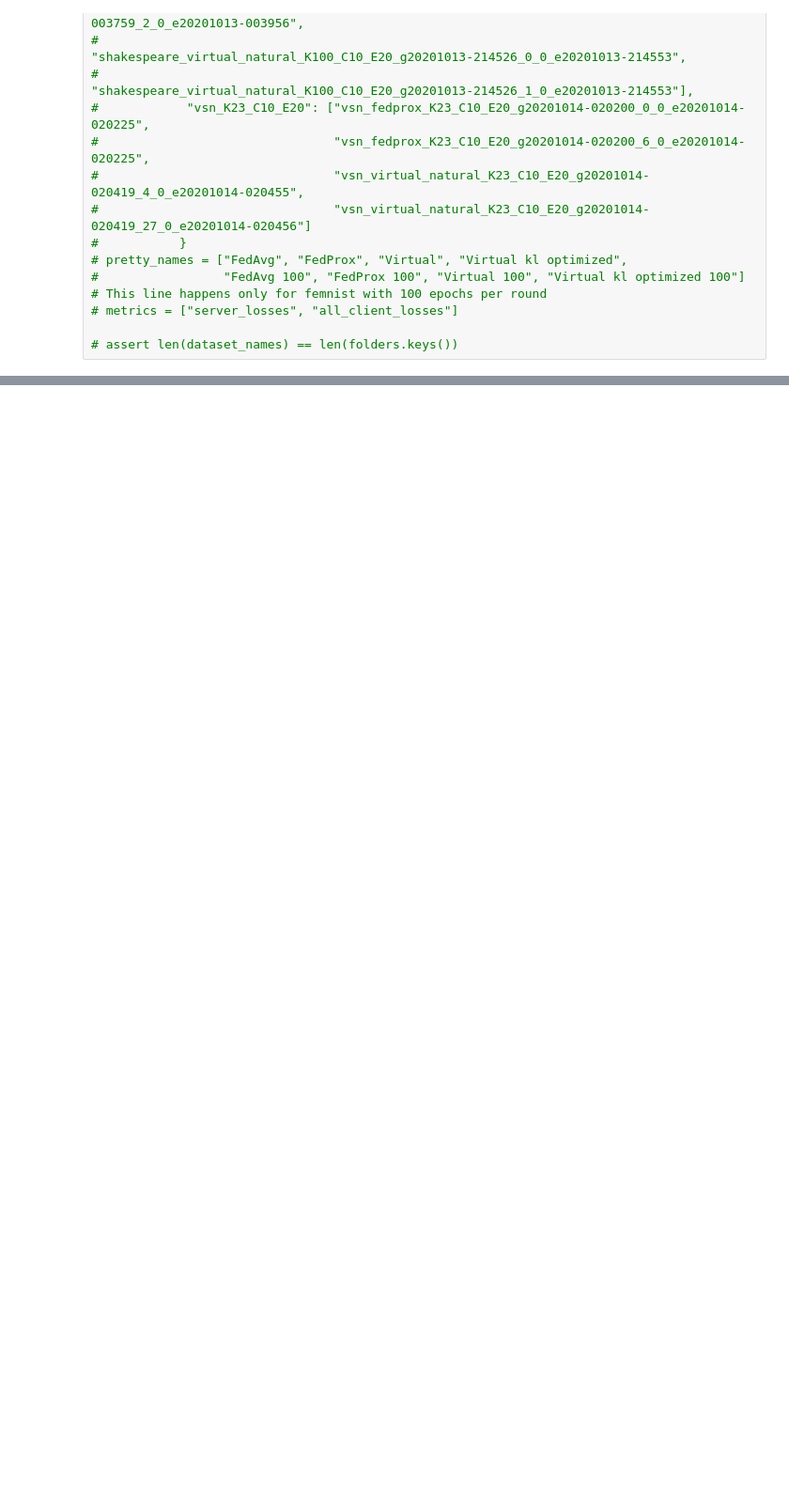
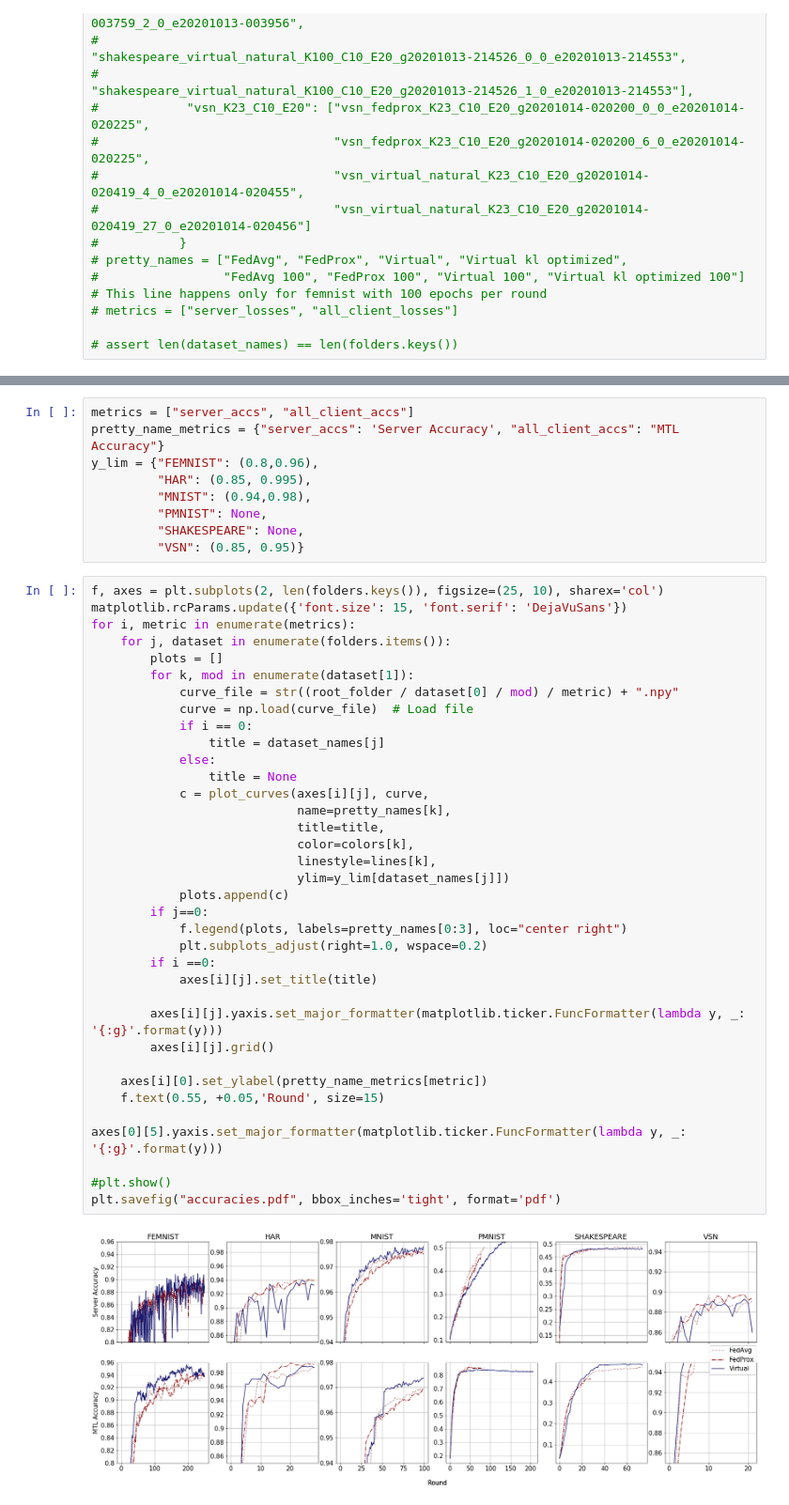
Before and after one commit to lucori/virtual, a Jupyter notebook: tff_plots.ipynb, the cells around one changed output, grey strips where cells are left out. Shown at 94% size. Saved outputs shown, nothing was run; the diff lists cells and outputs as text; blank space fills up the shorter version.

```diff
--- a/tff_plots.ipynb
+++ b/tff_plots.ipynb
@@ -110,0 +122,47 @@ NameError: name 'pretty' is not defined
+# %%
+metrics = ["server_accs", "all_client_accs"]
+pretty_name_metrics = {"server_accs": 'Server Accuracy', "all_client_accs": "MTL Accuracy"}
+y_lim = {"FEMNIST": (0.8,0.96),
+         "HAR": (0.85, 0.995),
+         "MNIST": (0.94,0.98),
+         "PMNIST": None,
+         "SHAKESPEARE": None,
+         "VSN": (0.85, 0.95)}
+# %%
+f, axes = plt.subplots(2, len(folders.keys()), figsize=(25, 10), sharex='col')
+matplotlib.rcParams.update({'font.size': 15, 'font.serif': 'DejaVuSans'})
+for i, metric in enumerate(metrics):
+    for j, dataset in enumerate(folders.items()):
+        plots = []
+        for k, mod in enumerate(dataset[1]):
+            curve_file = str((root_folder / dataset[0] / mod) / metric) + ".npy"
+            curve = np.load(curve_file)  # Load file
+            if i == 0:
+                title = dataset_names[j]
+            else:
+                title = None
+            c = plot_curves(axes[i][j], curve,
+                            name=pretty_names[k],
+                            title=title,
+                            color=colors[k],
+                            linestyle=lines[k],
+                            ylim=y_lim[dataset_names[j]])
+            plots.append(c)
+        if j==0:
+            f.legend(plots, labels=pretty_names[0:3], loc="center right")
+            plt.subplots_adjust(right=1.0, wspace=0.2)
+        if i ==0:
+            axes[i][j].set_title(title)
+
+        axes[i][j].yaxis.set_major_formatter(matplotlib.ticker.FuncFormatter(lambda y, _: '{:g}'.format(y)))
+        axes[i][j].grid()
+
+    axes[i][0].set_ylabel(pretty_name_metrics[metric])
+    f.text(0.55, +0.05,'Round', size=15)
+
+axes[0][5].yaxis.set_major_formatter(matplotlib.ticker.FuncFormatter(lambda y, _: '{:g}'.format(y)))
+
+#plt.show()
+plt.savefig("accuracies.pdf", bbox_inches='tight', format='pdf')
+# %% [output]
+[figure, added]
```
Also changed, not shown: parts of 5 cells of this notebook, 1 other file.
